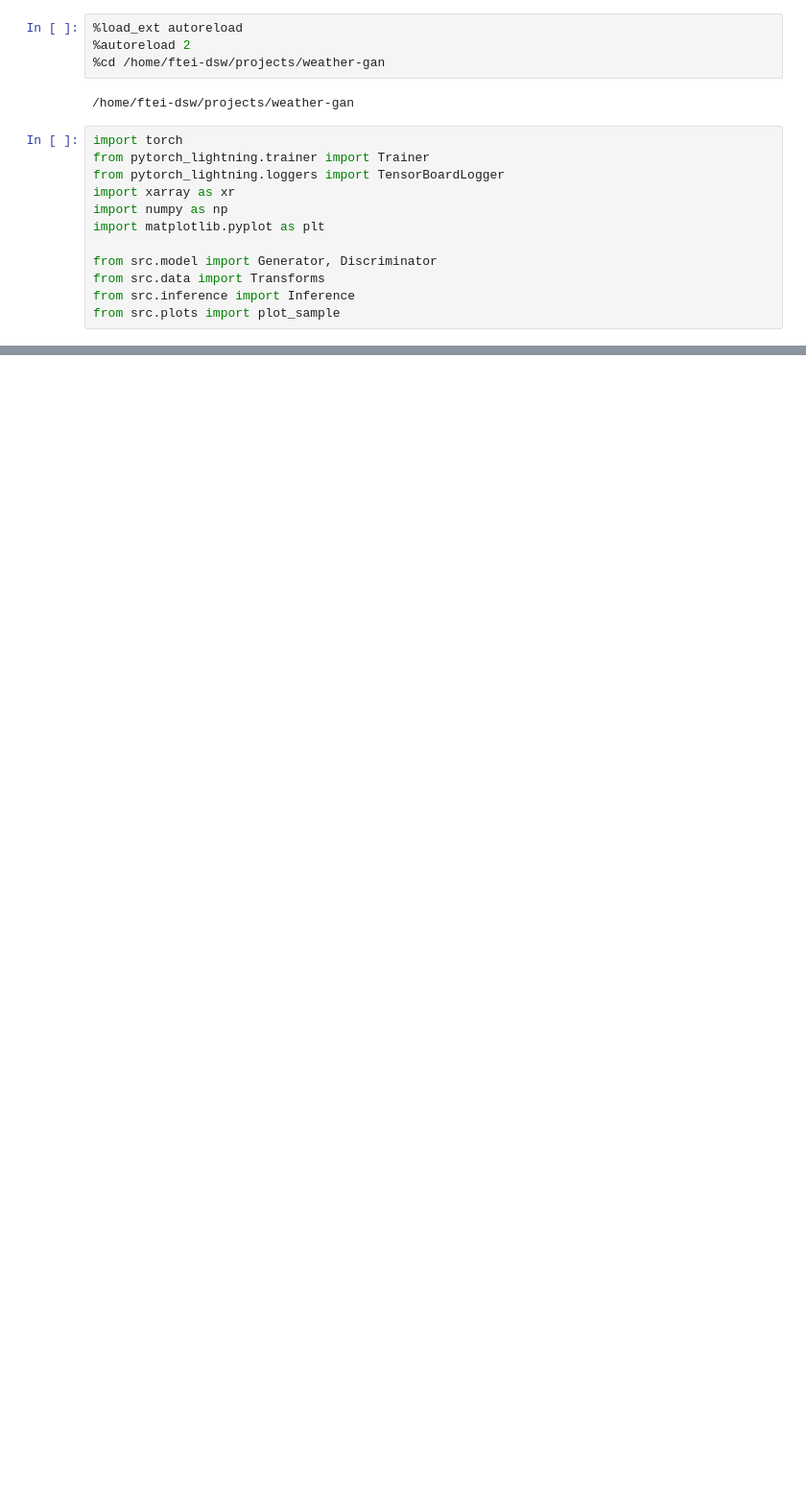
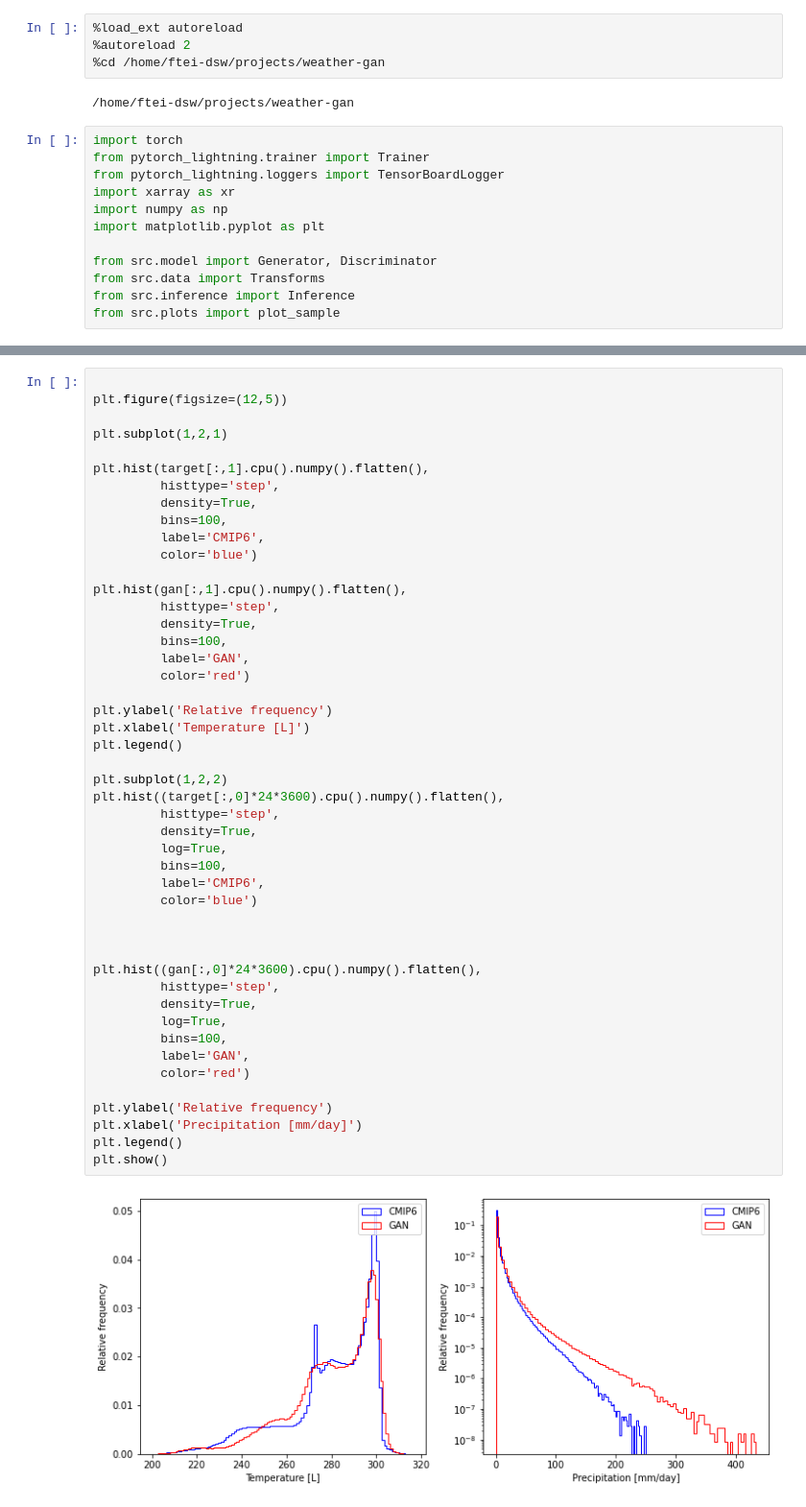
Before and after one commit to p-hss/weather-gan, a Jupyter notebook: notebooks/dev-inference.ipynb, the cells around one changed output, grey strips where cells are left out. Shown: that part at 96% size. Drawn from its saved outputs; the diff is of its cells as text; blank space fills up the shorter version.

```diff
--- a/notebooks/dev-inference.ipynb
+++ b/notebooks/dev-inference.ipynb
@@ -91,0 +48,49 @@ Coordinates:
+# %%
+
+plt.figure(figsize=(12,5))
+
+plt.subplot(1,2,1)
+
+plt.hist(target[:,1].cpu().numpy().flatten(),
+         histtype='step',
+         density=True,
+         bins=100,
+         label='CMIP6',
+         color='blue')
+
+plt.hist(gan[:,1].cpu().numpy().flatten(),
+         histtype='step',
+         density=True,
+         bins=100,
+         label='GAN',
+         color='red')
+
+plt.ylabel('Relative frequency')
+plt.xlabel('Temperature [L]')
+plt.legend()
+
+plt.subplot(1,2,2)
+plt.hist((target[:,0]*24*3600).cpu().numpy().flatten(),
+         histtype='step',
+         density=True,
+         log=True,
+         bins=100,
+         label='CMIP6',
+         color='blue')
+
+
+
+plt.hist((gan[:,0]*24*3600).cpu().numpy().flatten(),
+         histtype='step',
+         density=True,
+         log=True,
+         bins=100,
+         label='GAN',
+         color='red')
+
+plt.ylabel('Relative frequency')
+plt.xlabel('Precipitation [mm/day]')
+plt.legend()
+plt.show()
+# %% [output]
+[figure, added]
```
Also changed, not shown: parts of 13 cells of this notebook, 3 other files.
